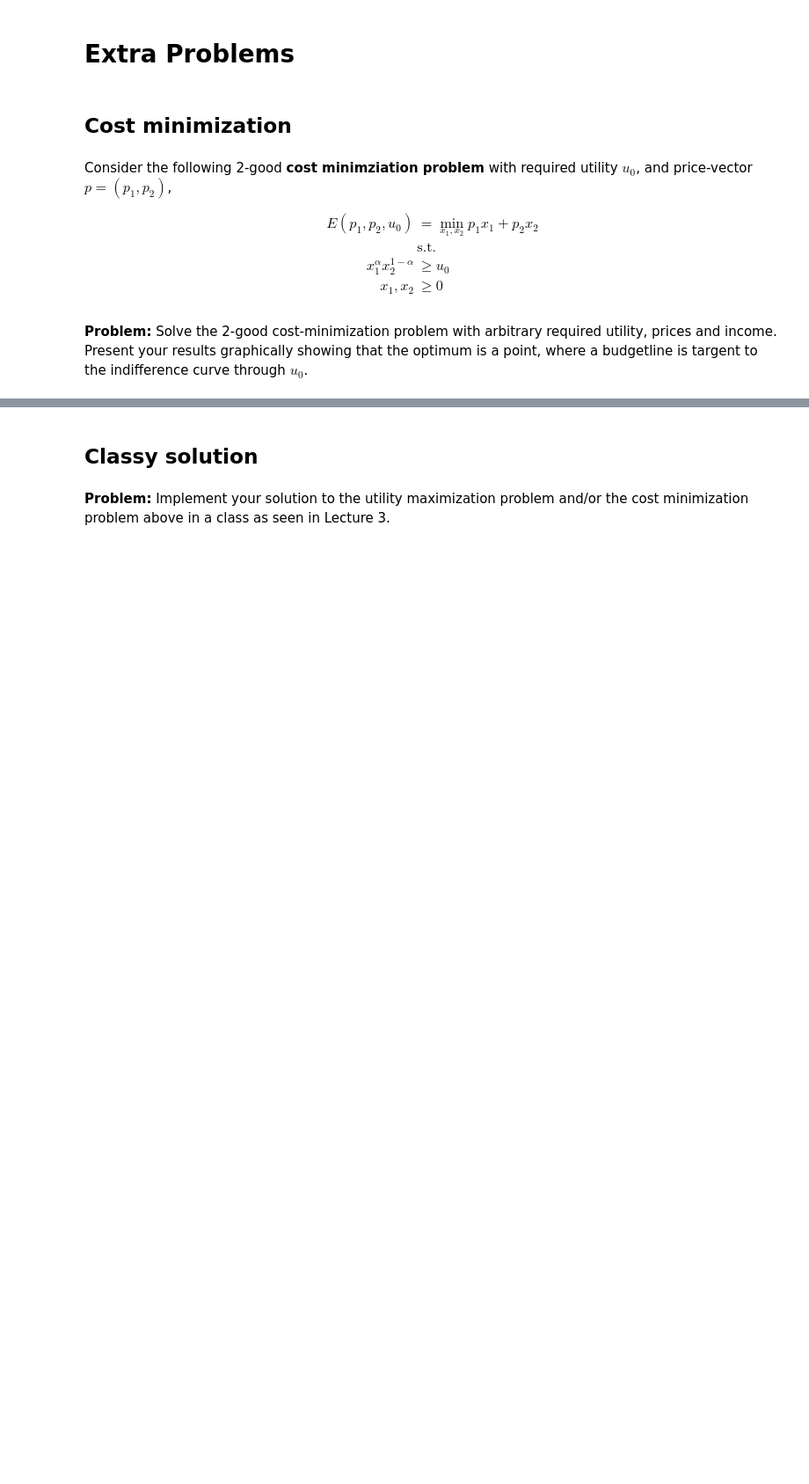
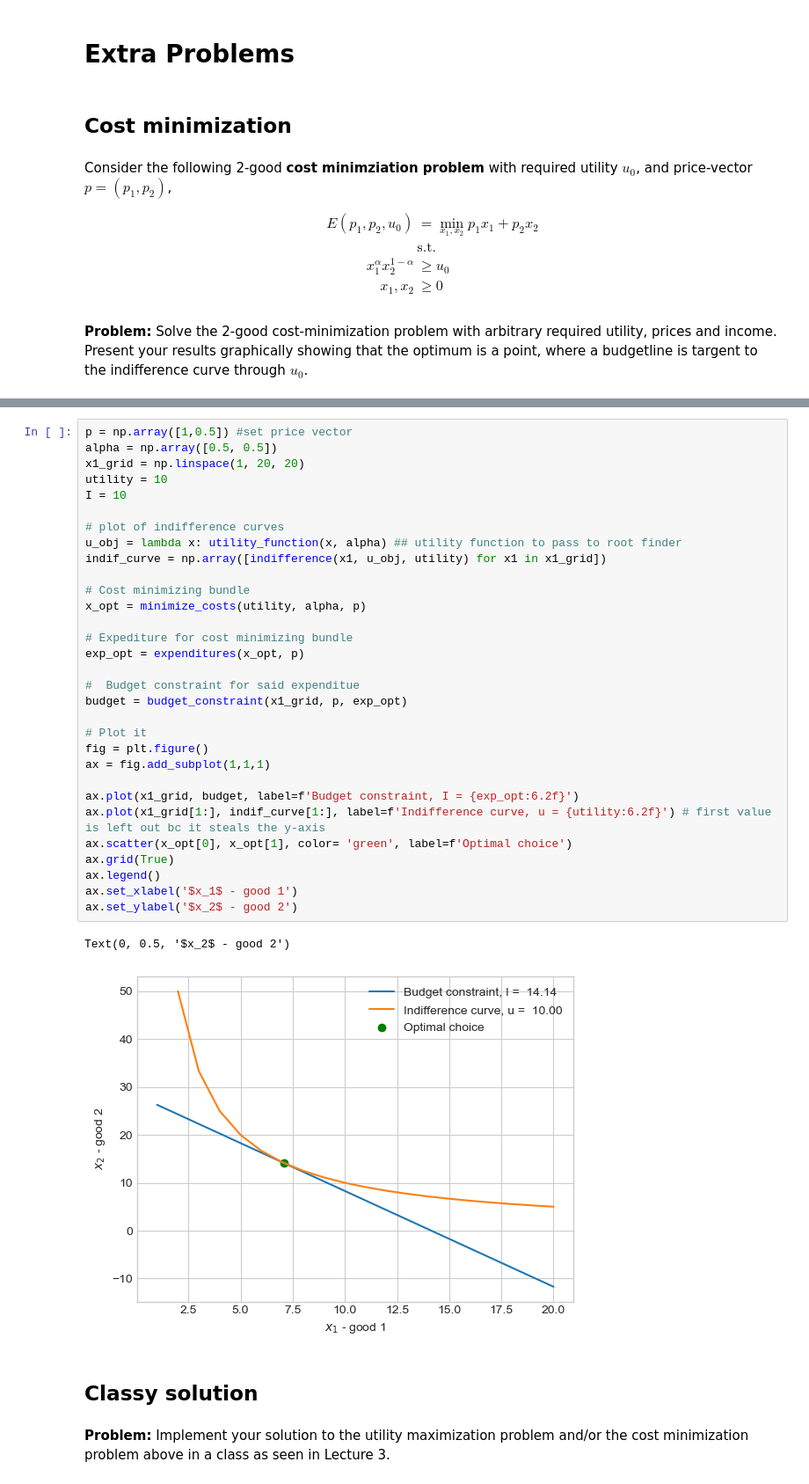
Before and after one commit to RosaMeyer/IntroProg-exercises, a Jupyter notebook: PS1/problem_set_1.ipynb, the cells around one changed output, grey strips where cells are left out. Shown: that part at 88% size. Saved outputs shown, nothing was run; the diff lists cells and outputs as text; blank space fills up the shorter version.

```diff
--- a/PS1/problem_set_1.ipynb
+++ b/PS1/problem_set_1.ipynb
@@ -540,3 +517,37 @@ plt.show()
+# %%
+p = np.array([1,0.5]) #set price vector
+alpha = np.array([0.5, 0.5])
+x1_grid = np.linspace(1, 20, 20)
+utility = 10
+I = 10
+
+# plot of indifference curves
+u_obj = lambda x: utility_function(x, alpha) ## utility function to pass to root finder
+indif_curve = np.array([indifference(x1, u_obj, utility) for x1 in x1_grid])
+
+# Cost minimizing bundle
+x_opt = minimize_costs(utility, alpha, p)
+
+# Expediture for cost minimizing bundle
+exp_opt = expenditures(x_opt, p)
+
+#  Budget constraint for said expenditue
+budget = budget_constraint(x1_grid, p, exp_opt)
+
+# Plot it
+fig = plt.figure()
+ax = fig.add_subplot(1,1,1)
+
+ax.plot(x1_grid, budget, label=f'Budget constraint, I = {exp_opt:6.2f}')
+ax.plot(x1_grid[1:], indif_curve[1:], label=f'Indifference curve, u = {utility:6.2f}') # first value is left out bc it steals the y-axis
+ax.scatter(x_opt[0], x_opt[1], color= 'green', label=f'Optimal choice')
+ax.grid(True)
+ax.legend()
+ax.set_xlabel('$x_1$ - good 1')
+ax.set_ylabel('$x_2$ - good 2')
+# %% [output]
+Text(0, 0.5, '$x_2$ - good 2')
+[figure, added]
 # %% [markdown]
 ## Classy solution
 # %% [markdown]
```
Also changed, not shown: parts of 4 cells of this notebook.
